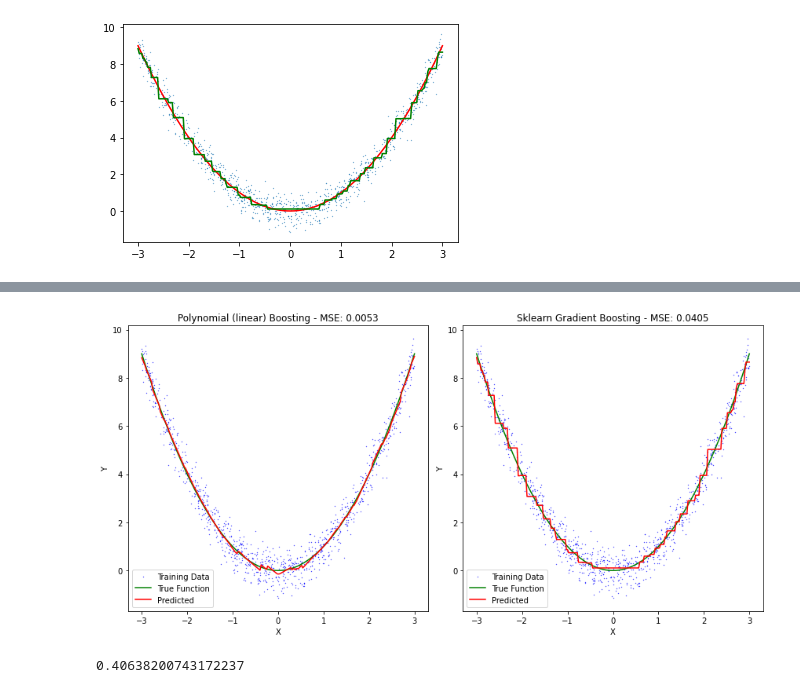
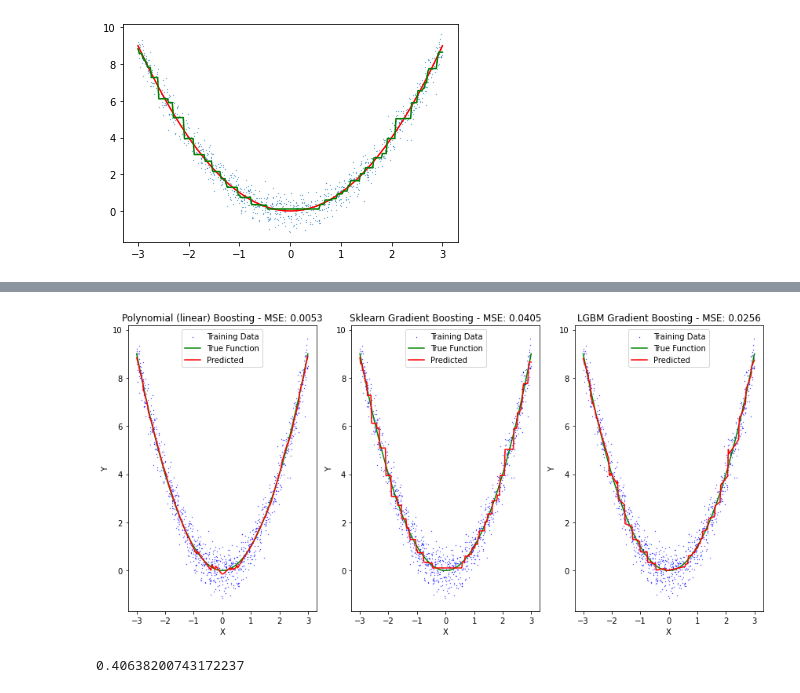
Before and after one commit to SaremS/polynomial_boosting, a Jupyter notebook: ExampleNotebook.ipynb, the cells around one changed output, grey strips where cells are left out. Saved outputs shown, nothing was run; the diff lists cells and outputs as text; code cells hidden in the pictures.

```diff
--- a/ExampleNotebook.ipynb
+++ b/ExampleNotebook.ipynb
@@ -60,3 +61,23 @@ plt.plot(line,preds2,c="green")
 # %% [output]
 [<matplotlib.lines.Line2D at 0x...>]
 [figure]
+# %%
+lgb_dataset = lgb.Dataset(X, label=y.reshape(-1), params={'linear_tree': True})
+
+lgb_params = {
+    "objective": "regression",
+    "metric": "l2",
+    "num_iterations": 100,
+    "num_leaves": 2,
+    "learning_rate": 0.25,
+    "linear_lambda": 5.0,
+    "verbosity": -1
+}
+
+model3 = lgb.train(lgb_params, lgb_dataset)
+
+preds3 = model3.predict(line.reshape(-1,1)).reshape(-1)
+
+plt.scatter(X[:,0],y[:,0],s=0.05)
+plt.plot(line,f(line),c="red")
+plt.plot(line,preds3,c="green")
@@ -63,25 +87,33 @@ plt.plot(line,preds2,c="green")
 # %%
-fig, axes = plt.subplots(nrows=1, ncols=2, figsize=(12, 6))
+fig, axes = plt.subplots(nrows=1, ncols=3, figsize=(12, 6))
 
 axes[0].scatter(X[:,0], y[:,0], color='blue', label='Training Data', s=0.1)
 axes[0].plot(line, f(line), color='green', label='True Function')
 axes[0].plot(line, preds, color='red', label='Predicted')
 axes[0].set_title('Polynomial (linear) Boosting - MSE: {:.4f}'.format(np.mean((preds-f(line))**2)))
 axes[0].set_xlabel('X')
 axes[0].set_ylabel('Y')
 axes[0].legend()
 
 axes[1].scatter(X[:,0], y[:,0], color='blue', label='Training Data', s=0.1)
 axes[1].plot(line, f(line), color='green', label='True Function')
 axes[1].plot(line, preds2, color='red', label='Predicted')
 axes[1].set_title('Sklearn Gradient Boosting - MSE: {:.4f}'.format(np.mean((preds2-f(line))**2)))
 axes[1].set_xlabel('X')
 axes[1].set_ylabel('Y')
 axes[1].legend()
 
+axes[2].scatter(X[:,0], y[:,0], color='blue', label='Training Data', s=0.1)
+axes[2].plot(line, f(line), color='green', label='True Function')
+axes[2].plot(line, preds3, color='red', label='Predicted')
+axes[2].set_title('LGBM Gradient Boosting - MSE: {:.4f}'.format(np.mean((preds3-f(line))**2)))
+axes[2].set_xlabel('X')
+axes[2].set_ylabel('Y')
+axes[2].legend()
+
 plt.tight_layout()
 # %% [output]
-[figure, old version]
+[figure, new version]
 # %%
 Xd, yd = fetch_california_housing(return_X_y=True)
 
```
Also changed, not shown: parts of 8 cells of this notebook, 5 other files.
